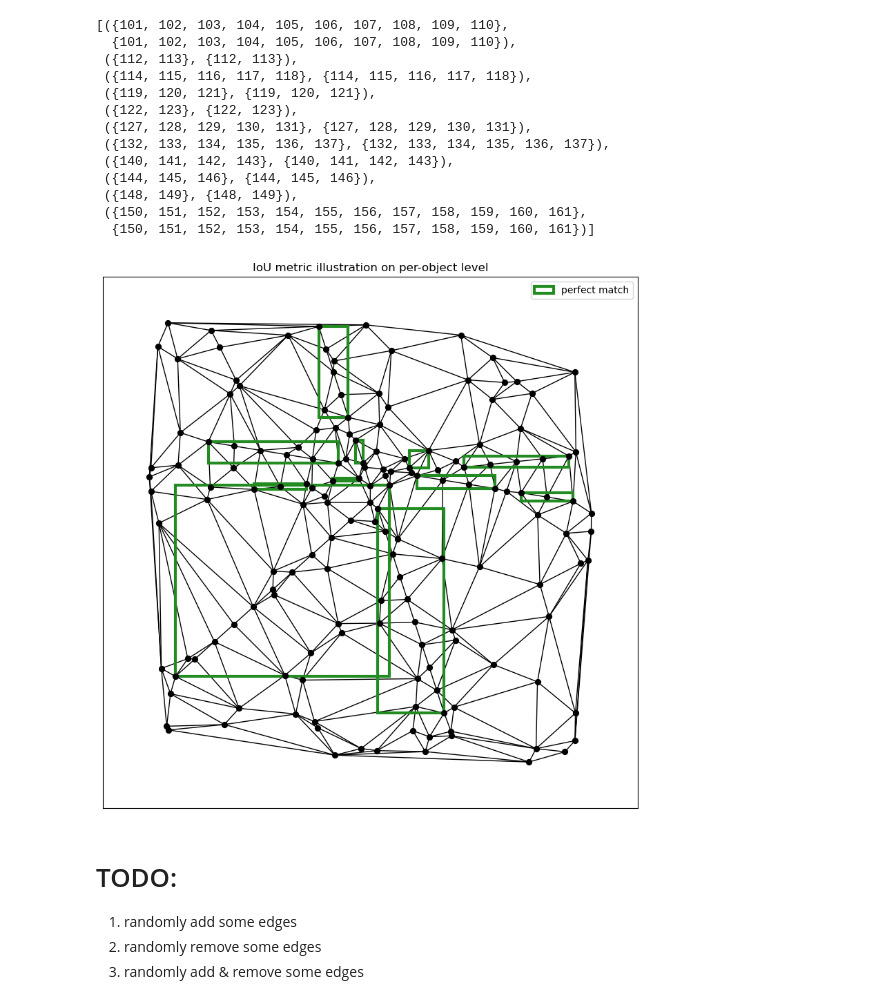
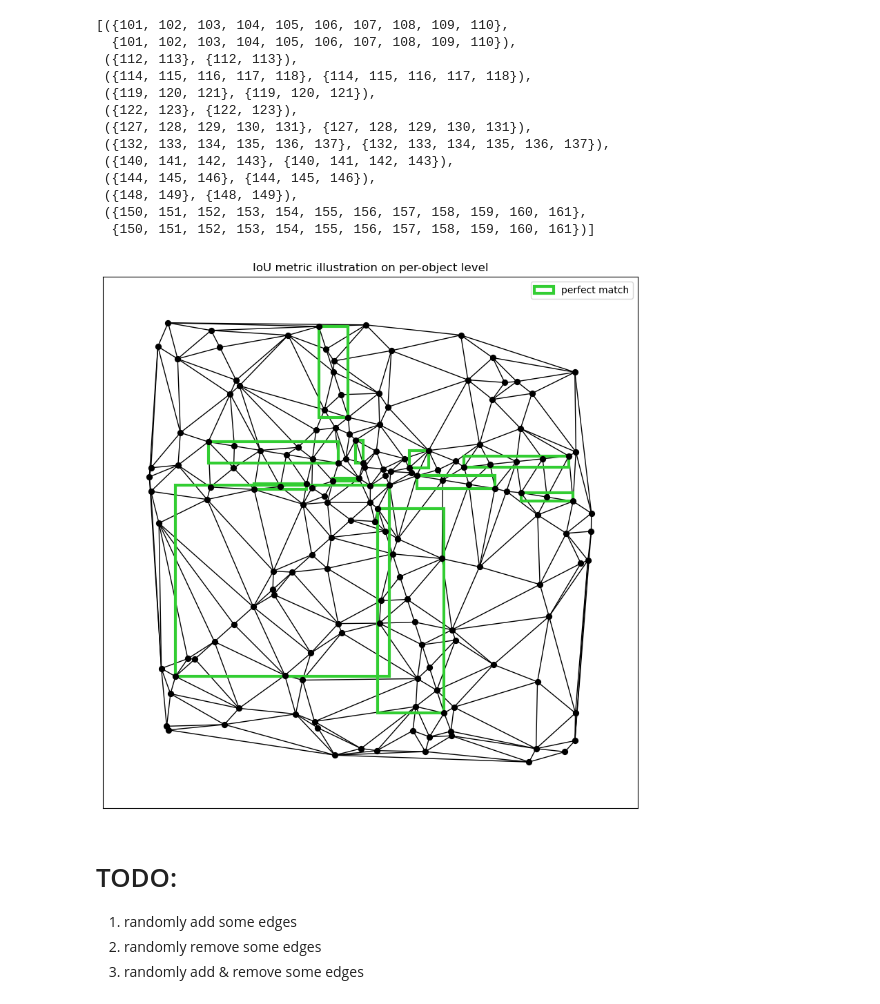
Before and after one commit to alan-turing-institute/grace, a Jupyter notebook: notebooks/measure_graph.ipynb, the cells around one changed output. Drawn from its saved outputs; the diff is of its cells as text; code cells hidden in the pictures.

```diff
--- a/notebooks/measure.ipynb
+++ b/notebooks/measure_graph.ipynb
@@ -337,9 +340,9 @@ def locate_rectangle_points(object_node_set: set, G: nx.Graph):
     return (x_mn, y_mn), x_mx-x_mn, y_mx-y_mn  # anchor, height, width
 # %%
 rectangles = []
-color_list = ['forestgreen', 'gold', 'dodgerblue']
+color_list = ['limegreen', 'gold', 'dodgerblue']
 legend_handle = {
-    'forestgreen' : 'perfect match',
+    'limegreen' : 'perfect match',
     'gold' : 'only in predicted graph',
     'dodgerblue' : 'only in ground truth',
 }
@@ -362,33 +365,37 @@ def legend_without_duplicate_labels(ax):
     unique = [(h, l) for i, (h, l) in enumerate(zip(handles, labels)) if l not in labels[:i]]
     ax.legend(*zip(*unique))
 # %%
-# Create figure and axes
-fig, ax = plt.subplots(figsize=(10, 10))
+def visualise_object_bounding_boxes_on_graph(G: nx.Graph, rectangles: list[tuple[float]], legend_handle: dict[str, str], figsize: tuple[int] = (10, 10)) -> None:
+    """TODO: Fill in."""
+    # Create figure and axes
+    _, ax = plt.subplots(figsize=figsize)
 
-# Display the graph node positions
-pos = {
-    idx: (node[GraphAttrs.NODE_X], node[GraphAttrs.NODE_Y])
-    for idx, node in G.nodes(data=True)
-}
+    # Display the graph node positions
+    pos = {
+        idx: (node[GraphAttrs.NODE_X], node[GraphAttrs.NODE_Y])
+        for idx, node in G.nodes(data=True)
+    }
 
-# draw all nodes/vertices in the graph
-nx.draw_networkx(
-    G, ax=ax, pos=pos, with_labels=False, node_color="k", node_size=32
-)
+    # draw all nodes/vertices in the graph
+    nx.draw_networkx(
+        G, ax=ax, pos=pos, with_labels=False, node_color="k", node_size=32
+    )
 
-# plot the rectangles one by one
-for rectangle in rectangles:
-    anchor, height, width, color = rectangle
-    handle = legend_handle[color]
-    rect = patches.Rectangle(anchor, height, width, label=handle,
-        linewidth=3, edgecolor=color, facecolor='none')
-    ax.add_patch(rect)
-    legend_without_duplicate_labels(ax)
+    # plot the rectangles one by one
+    for rectangle in rectangles:
+        anchor, height, width, color = rectangle
+        handle = legend_handle[color]
+        rect = patches.Rectangle(anchor, height, width, label=handle,
+            linewidth=3, edgecolor=color, facecolor='none')
+        ax.add_patch(rect)
+        legend_without_duplicate_labels(ax)
 
-ax.set_title("IoU metric illustration on per-object level")
-plt.show()
+    ax.set_title("IoU metric illustration on per-object level")
+    plt.show()
-# %% [output]
-[figure, removed]
+# %%
+visualise_object_bounding_boxes_on_graph(G, rectangles, legend_handle)
+# %% [output]
+[figure, added]
 # %% [markdown]
 # TODO:
 
```
Also changed, not shown: parts of 9 cells of this notebook, 1 other file.
